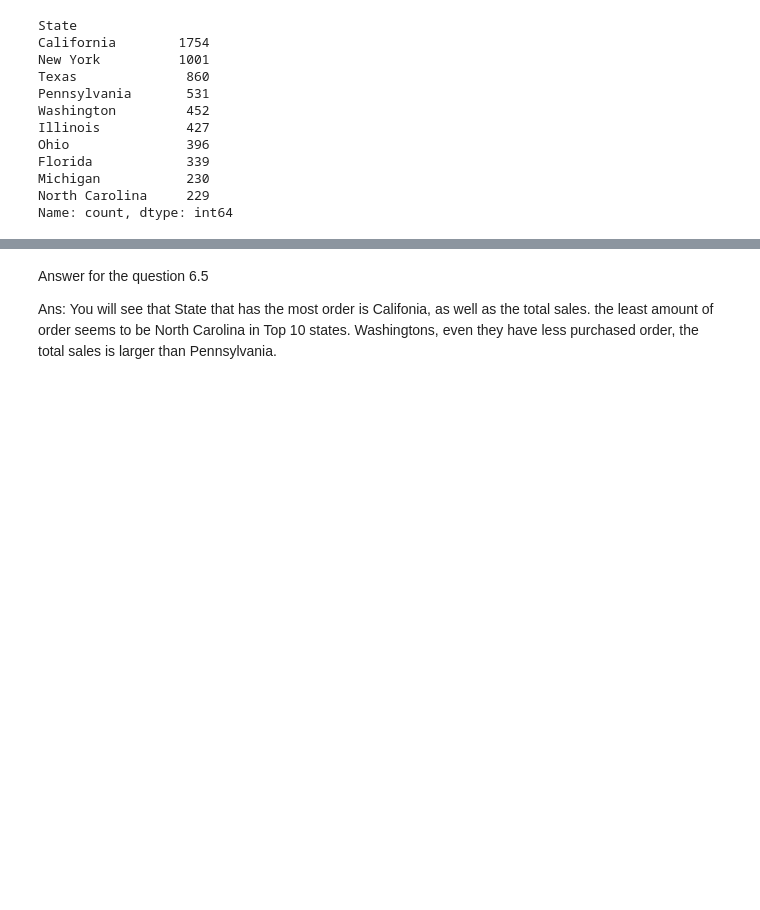
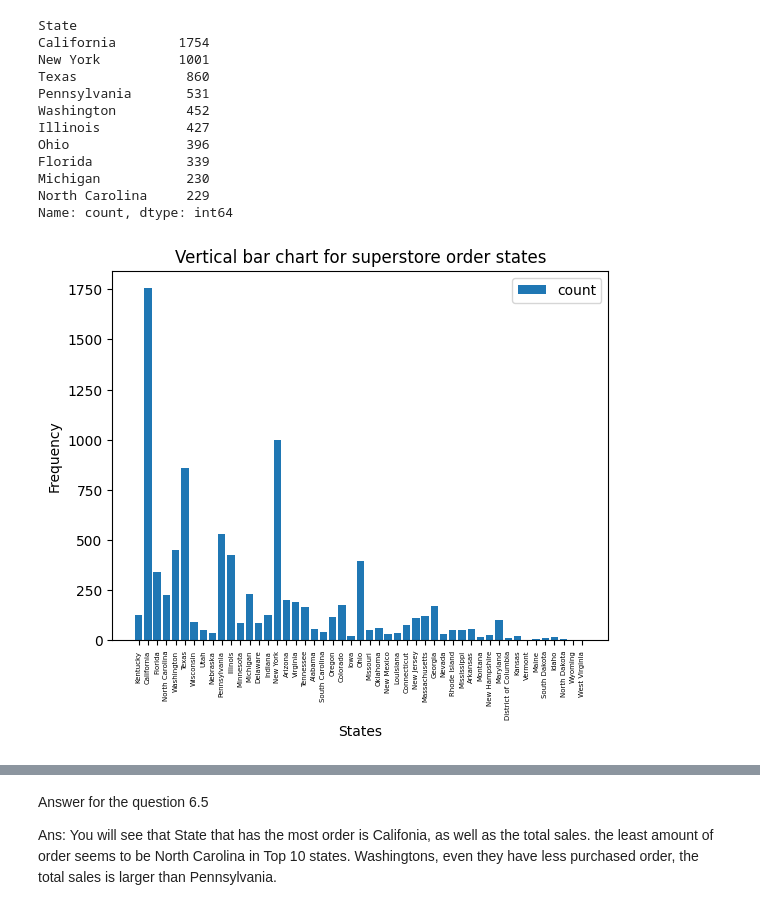
Before and after one commit to wutpppppppppppppppppp/code, a Jupyter notebook: lab4/Lab+4+-+Data+Visualization+EDA.ipynb, the cells around one changed output, grey strips where cells are left out. Cells and saved outputs as stored; diff of their text form; code cells hidden in the pictures; blank space fills up the shorter version.

```diff
--- a/lab4/Lab+4+-+Data+Visualization+EDA.ipynb
+++ b/lab4/Lab+4+-+Data+Visualization+EDA.ipynb
@@ -144,12 +157,17 @@ North Carolina     229
 Name: count, dtype: int64
 # %%
 
-# Write your code here (6.3)
-# df_bar = pd.DataFrame({
-#     "state" : superstore_order["State"].value_counts(ascending=False).head(10).index,
-#     "amount" : superstore_order["State"].value_counts(ascending=False).head(10)
-# })
-df_bar = superstore_order["State"].value_counts(ascending=False).head(10)
-fig = px.bar(df_bar, title = "Top 10 states with the most order")
-fig.show()
+# Write your code here (6.3) Create a bar chart (vertical) to demonstrate the count of top-10 unique states
+plt.bar(x=superstore_order['State'].unique(),height=superstore_order['State'].value_counts(sort=False),label='count')
+plt.title('Vertical bar chart for superstore order states')
+plt.xlabel('States')
+plt.ylabel('Frequency')
+plt.legend()
+plt.xticks(rotation=90,size=5)
+plt.show()
+# df_bar = superstore_order["State"].value_counts(ascending=False).head(10)
+# fig = px.bar(df_bar, title = "Top 10 states with the most order")
+# fig.show()
+# %% [output]
+[figure, added]
 # %%
```
Also changed, not shown: parts of 6 cells of this notebook, 7 other files.
